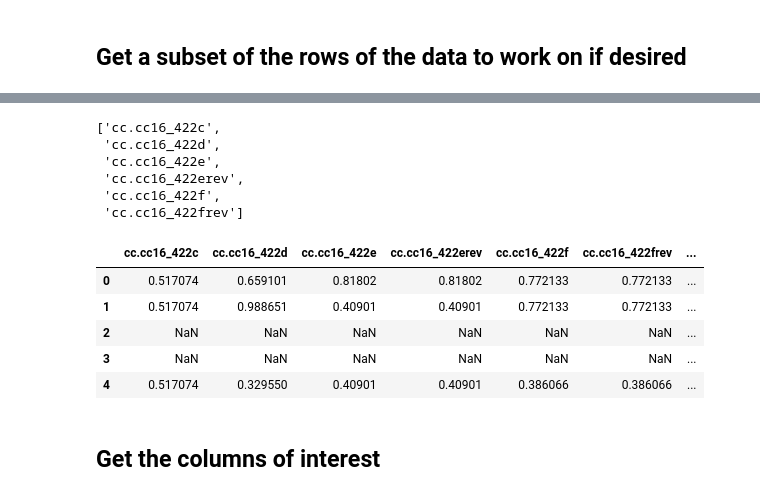
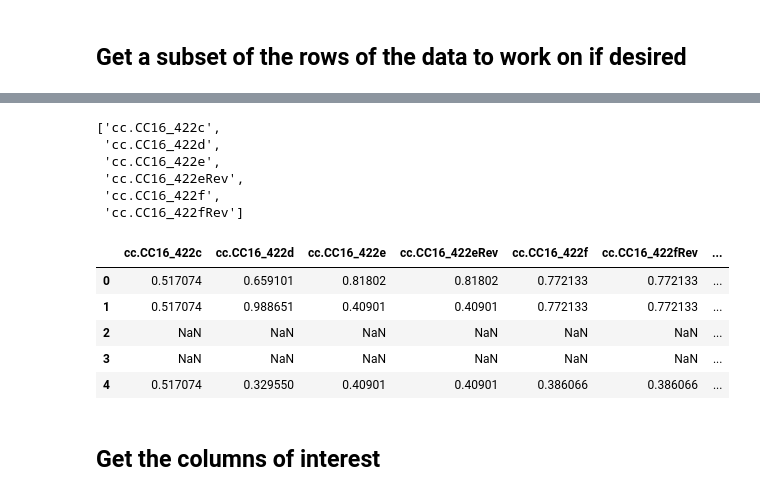
Before and after one commit to kperkins411/VoterAnalysis, a Jupyter notebook: DataCleaning_regid_31.ipynb, the cells around one changed output, grey strips where cells are left out. Saved outputs shown, nothing was run; the diff lists cells and outputs as text; code cells hidden in the pictures.

```diff
--- a/DataCleaning_regid_31.ipynb
+++ b/DataCleaning_regid_31.ipynb
@@ -61,7 +61,7 @@ else:
     df = pd.read_csv('./data/ccesplus_fscaled.csv',encoding = "ISO-8859-1")
 # %%
 #get rid of spaces and caps in column names (if any)
-df.columns = [col.replace(' ','_').lower() for col in df.columns]
+df.columns = [col.replace(' ','_') for col in df.columns]
 # %%
 # df.head()
 # df.columns
@@ -90,26 +99,26 @@ The columns with no NaNs (missing values) are the easiest to use since we dont h
 # %%
 cols = list(df.columns)
 import fnmatch
-pattern='cc.cc16_422*'
+pattern='cc.CC16_422*'
 matching = fnmatch.filter(cols, pattern)
 matching
 
-cols_all=['cc.cc16_422c','cc.cc16_422d','cc.cc16_422e','cc.cc16_422erev','cc.cc16_422f','cc.cc16_422frev', 'cc.raceviewsum','cc.immviewsum']
+cols_all=['cc.CC16_422c','cc.CC16_422d','cc.CC16_422e','cc.CC16_422eRev','cc.CC16_422f','cc.CC16_422fRev', 'cc.raceviewsum','cc.immviewsum']
 
 
-tmp_df=df[cols_all]
-tmp_df['summ']= (tmp_df['cc.cc16_422c']+ tmp_df['cc.cc16_422d']+tmp_df['cc.cc16_422erev']+tmp_df['cc.cc16_422frev']
-                +tmp_df['cc.cc16_422e']+tmp_df['cc.cc16_422f'])/6
+tmp_df=df[cols_all].copy()
+tmp_df['summ']= (tmp_df['cc.CC16_422c']+ tmp_df['cc.CC16_422d']+tmp_df['cc.CC16_422eRev']+tmp_df['cc.CC16_422fRev']
+                +tmp_df['cc.CC16_422e']+tmp_df['cc.CC16_422f'])/6
 
 tmp_df.head()
 # %% [output]
-['cc.cc16_422c',
- 'cc.cc16_422d',
- 'cc.cc16_422e',
- 'cc.cc16_422erev',
- 'cc.cc16_422f',
- 'cc.cc16_422frev']
+['cc.CC16_422c',
+ 'cc.CC16_422d',
+ 'cc.CC16_422e',
+ 'cc.CC16_422eRev',
+ 'cc.CC16_422f',
+ 'cc.CC16_422fRev']
-|  | cc.cc16_422c | cc.cc16_422d | cc.cc16_422e | cc.cc16_422erev | cc.cc16_422f | cc.cc16_422frev | ... |
+|  | cc.CC16_422c | cc.CC16_422d | cc.CC16_422e | cc.CC16_422eRev | cc.CC16_422f | cc.CC16_422fRev | ... |
 | 0 | 0.517074 | 0.659101 | 0.81802 | 0.81802 | 0.772133 | 0.772133 | ... |
 | 1 | 0.517074 | 0.988651 | 0.40901 | 0.40901 | 0.772133 | 0.772133 | ... |
 | 2 | NaN | NaN | NaN | NaN | NaN | NaN | ... |
```
Also changed, not shown: parts of 21 cells of this notebook, 3 other files.
